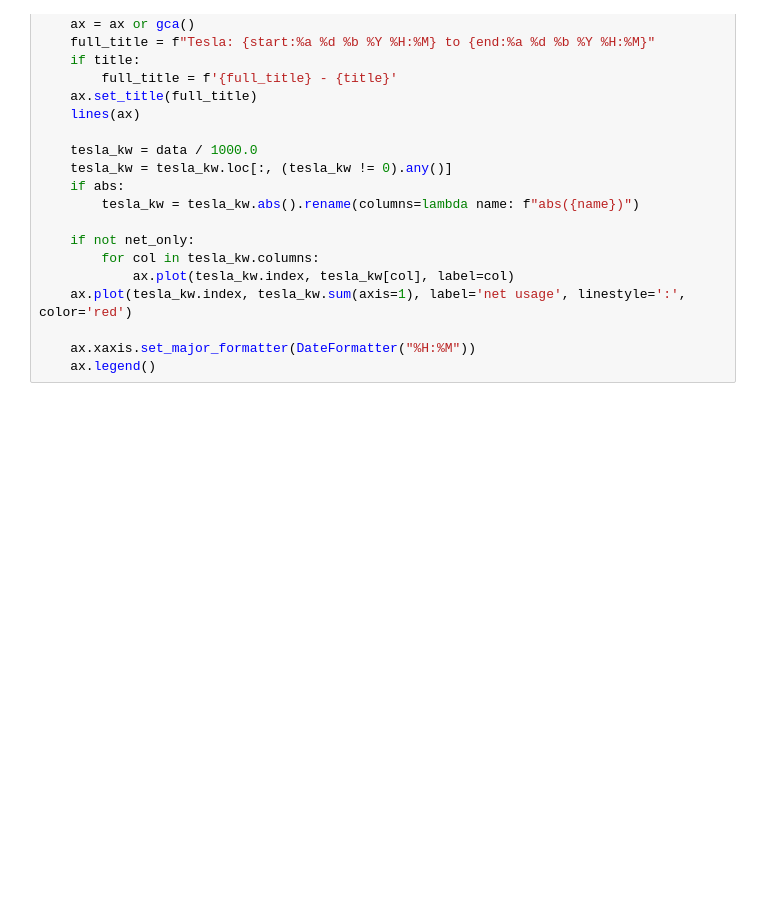
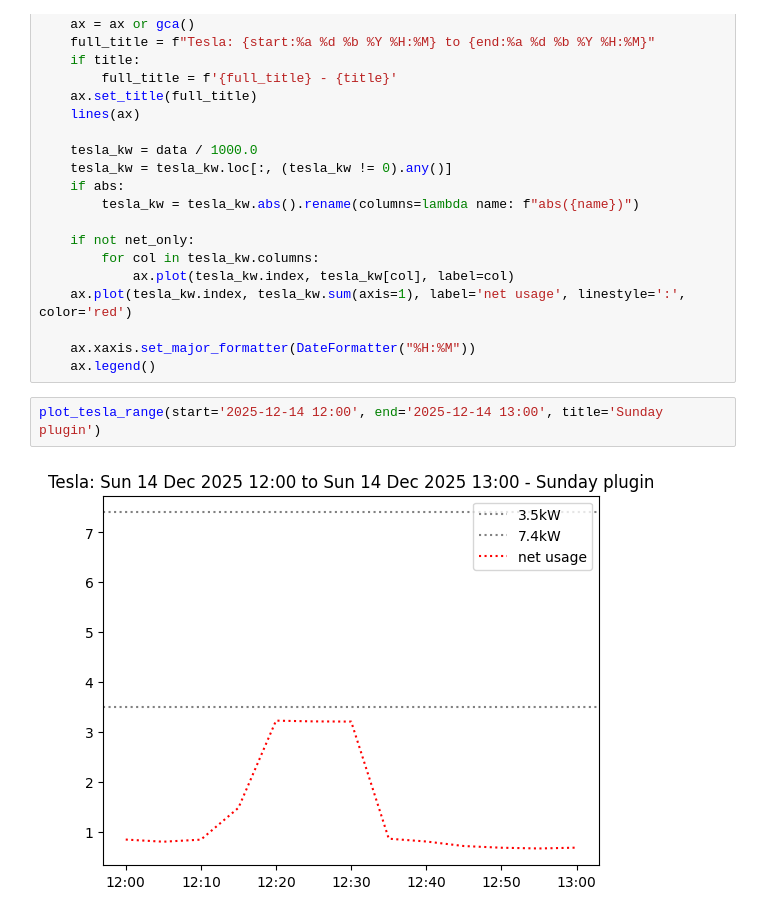
Before and after one commit to cjw296/energy, a Jupyter notebook: bmw-charging.ipynb, the cells around one changed output. Cells and saved outputs as stored; diff of their text form; blank space fills up the shorter version.

```diff
--- a/bmw-charging.ipynb
+++ b/bmw-charging.ipynb
@@ -60,3 +60,7 @@ def plot_tesla_range(start: str, end: str, ax=None, title='', abs: bool = False,
 
     ax.xaxis.set_major_formatter(DateFormatter("%H:%M"))
     ax.legend()
+# %%
+plot_tesla_range(start='2025-12-14 12:00', end='2025-12-14 13:00', title='Sunday plugin')
+# %% [output]
+[figure, added]
```
Also changed, not shown: parts of 7 cells of this notebook, 4 other files.
